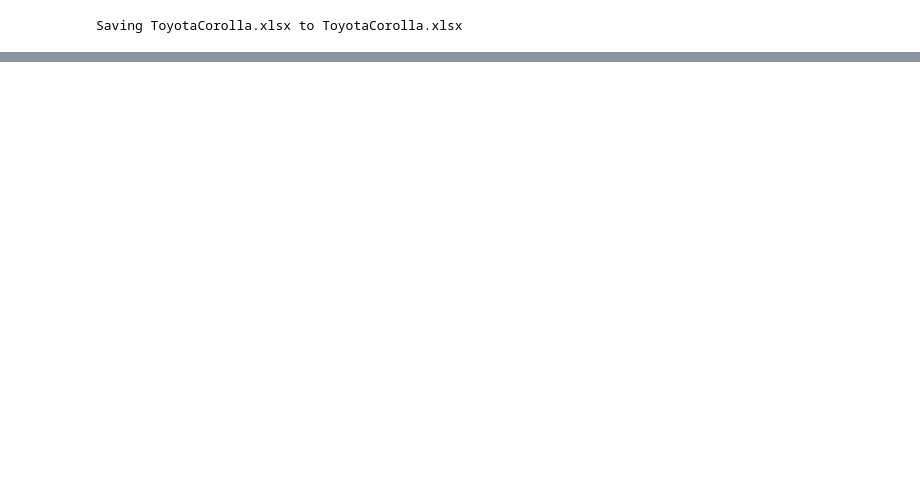
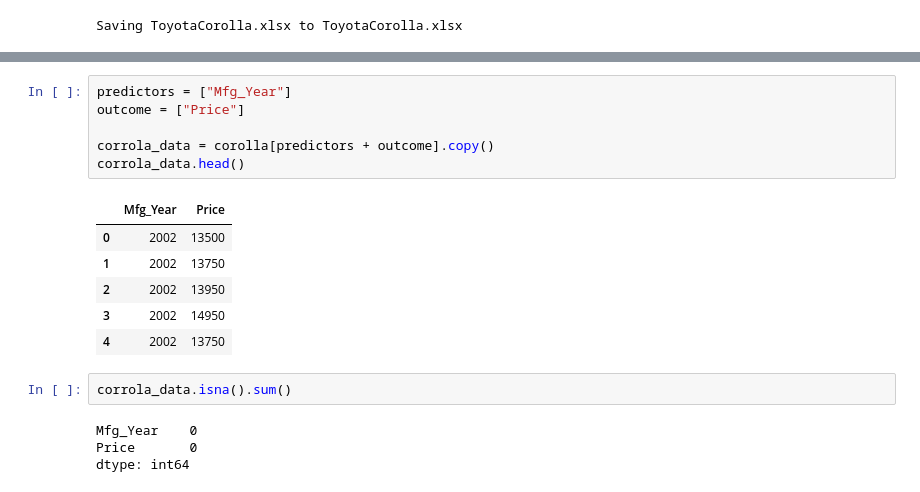
Before and after one commit to beneDesp/GLDM3002, a Jupyter notebook: finalProject_walsh.ipynb, the cells around one changed output, grey strips where cells are left out. Cells and saved outputs as stored; diff of their text form; blank space fills up the shorter version.

```diff
--- a/finalProject_walsh.ipynb
+++ b/finalProject_walsh.ipynb
@@ -14,2 +19,21 @@ toyota_df.shape
 # %% [output]
 (1436, 39)
+# %%
+predictors = ["Mfg_Year"]
+outcome = ["Price"]
+
+corrola_data = corolla[predictors + outcome].copy()
+corrola_data.head()
+# %% [output]
+|  | Mfg_Year | Price |
+| 0 | 2002 | 13500 |
+| 1 | 2002 | 13750 |
+| 2 | 2002 | 13950 |
+| 3 | 2002 | 14950 |
+| 4 | 2002 | 13750 |
+# %%
+corrola_data.isna().sum()
+# %% [output]
+Mfg_Year    0
+Price       0
+dtype: int64
```
Also changed, not shown: parts of 10 cells of this notebook.
